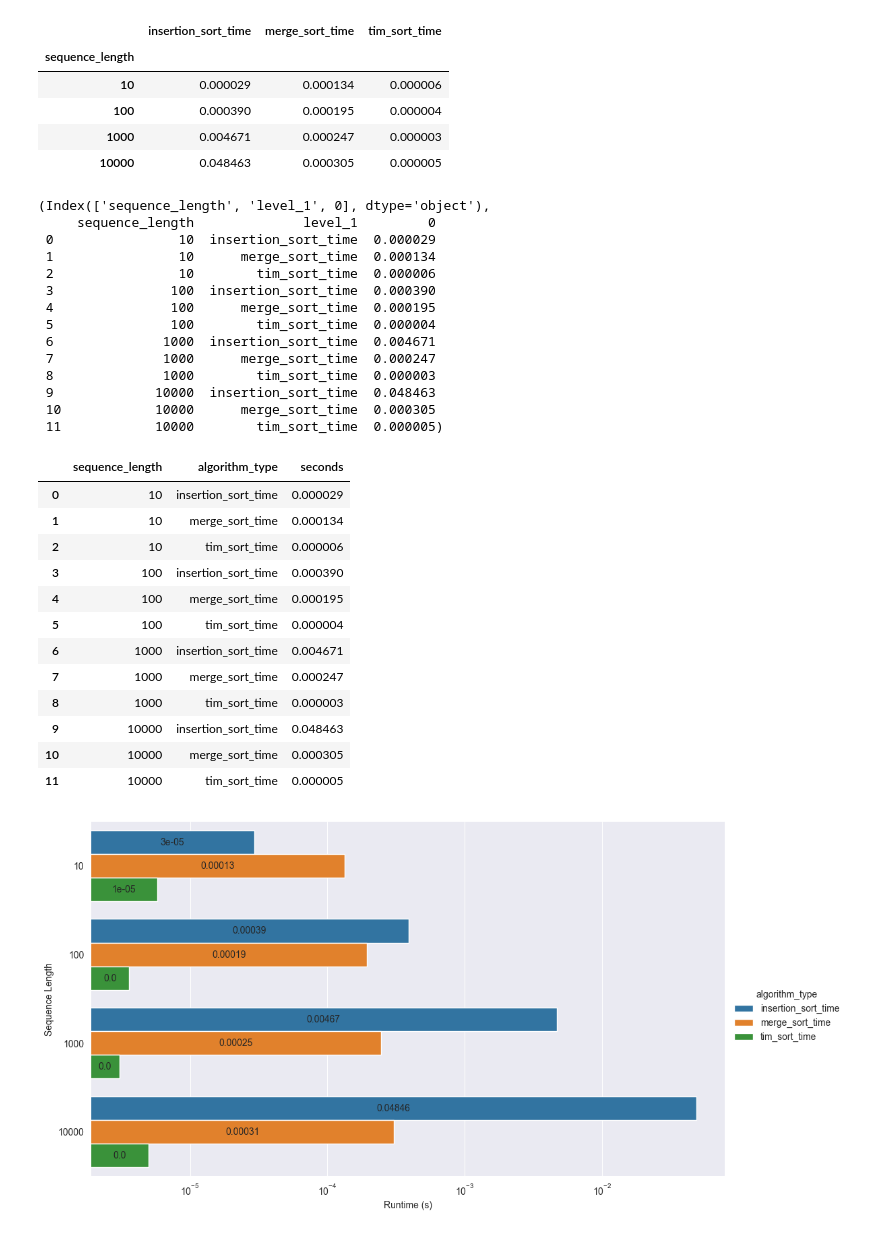
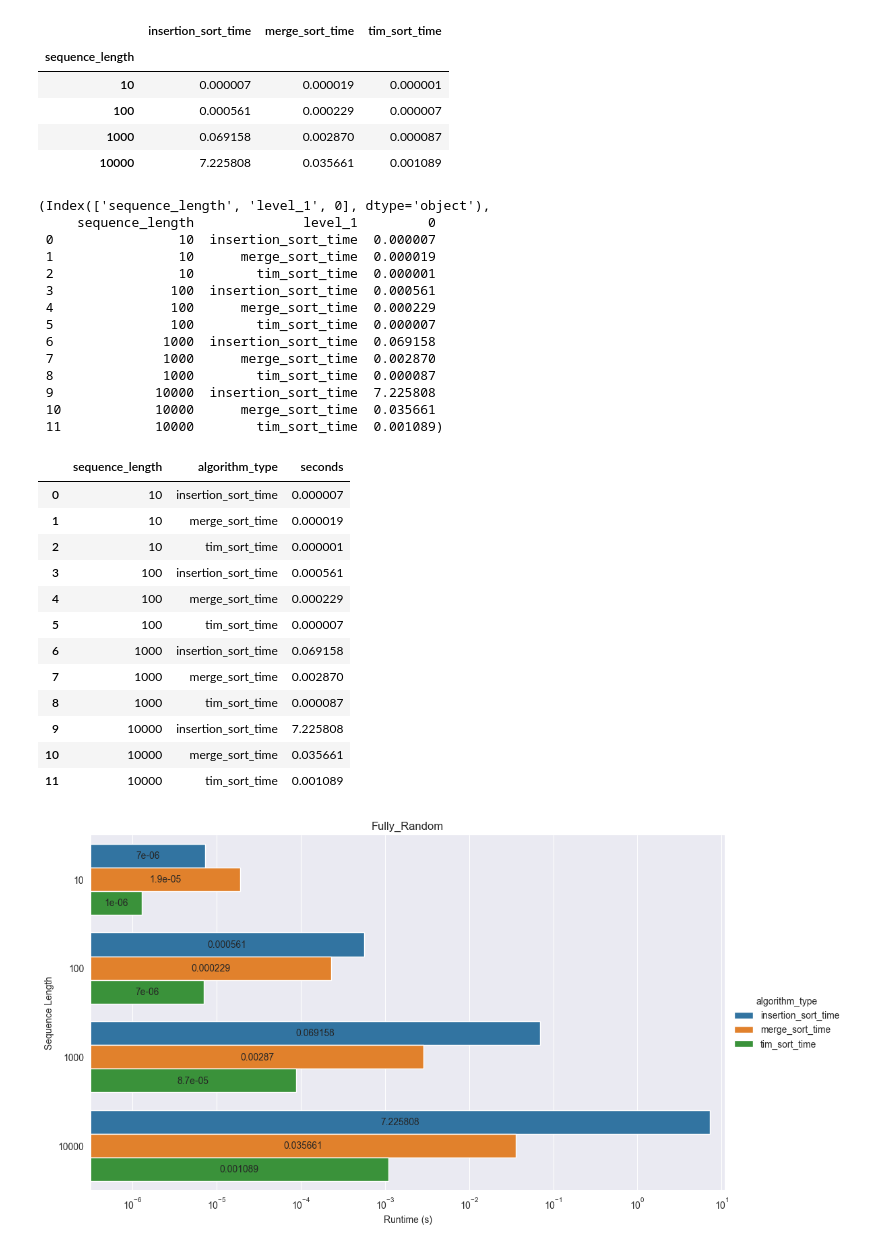
Before and after one commit to adamwilczynski/algorithms-and-data-structures, a Jupyter notebook: sorting/visualizations.ipynb, the cells around one changed output. Saved outputs shown, nothing was run; the diff lists cells and outputs as text; code cells hidden in the pictures.

```diff
--- a/sorting/visualizations.ipynb
+++ b/sorting/visualizations.ipynb
@@ -7,7 +7,12 @@ import seaborn as sns
 
 # sns.set_context("paper")
 # %%
-FILENAME = "results_insertion_merge/half_sorted_test.csv"
+# EXPERIMENT_NAME = "fully_sorted"
+# EXPERIMENT_NAME = "part_sorted"
+# EXPERIMENT_NAME = "half_sorted"
+EXPERIMENT_NAME = "fully_random"
+
+FILENAME = f"raport/experiment_results/{EXPERIMENT_NAME}.csv"
 
 experiment_results = pd.read_csv(FILENAME, index_col="sequence_length")
 
@@ -20,72 +25,74 @@ experiment_results
 # %% [output]
 |  | insertion_sort_time | merge_sort_time | tim_sort_time |
 | sequence_length |  |  |  |
-| 10 | 0.000029 | 0.000134 | 0.000006 |
-| 100 | 0.000390 | 0.000195 | 0.000004 |
-| 1000 | 0.004671 | 0.000247 | 0.000003 |
-| 10000 | 0.048463 | 0.000305 | 0.000005 |
+| 10 | 0.000007 | 0.000019 | 0.000001 |
+| 100 | 0.000561 | 0.000229 | 0.000007 |
+| 1000 | 0.069158 | 0.002870 | 0.000087 |
+| 10000 | 7.225808 | 0.035661 | 0.001089 |
 # %%
 experiment_results = experiment_results.stack().reset_index()
 experiment_results.columns, experiment_results
 # %% [output]
 (Index(['sequence_length', 'level_1', 0], dtype='object'),
      sequence_length              level_1         0
- 0                10  insertion_sort_time  0.000029
- 1                10      merge_sort_time  0.000134
- 2                10        tim_sort_time  0.000006
- 3               100  insertion_sort_time  0.000390
- 4               100      merge_sort_time  0.000195
- 5               100        tim_sort_time  0.000004
- 6              1000  insertion_sort_time  0.004671
- 7              1000      merge_sort_time  0.000247
- 8              1000        tim_sort_time  0.000003
- 9             10000  insertion_sort_time  0.048463
- 10            10000      merge_sort_time  0.000305
- 11            10000        tim_sort_time  0.000005)
+ 0                10  insertion_sort_time  0.000007
+ 1                10      merge_sort_time  0.000019
+ 2                10        tim_sort_time  0.000001
+ 3               100  insertion_sort_time  0.000561
+ 4               100      merge_sort_time  0.000229
+ 5               100        tim_sort_time  0.000007
+ 6              1000  insertion_sort_time  0.069158
+ 7              1000      merge_sort_time  0.002870
+ 8              1000        tim_sort_time  0.000087
+ 9             10000  insertion_sort_time  7.225808
+ 10            10000      merge_sort_time  0.035661
+ 11            10000        tim_sort_time  0.001089)
 # %%
 experiment_results = experiment_results.rename({"level_1": "algorithm_type", 0: "seconds"}, axis=1)
 experiment_results
 # %% [output]
 |  | sequence_length | algorithm_type | seconds |
-| 0 | 10 | insertion_sort_time | 0.000029 |
-| 1 | 10 | merge_sort_time | 0.000134 |
-| 2 | 10 | tim_sort_time | 0.000006 |
-| 3 | 100 | insertion_sort_time | 0.000390 |
-| 4 | 100 | merge_sort_time | 0.000195 |
-| 5 | 100 | tim_sort_time | 0.000004 |
-| 6 | 1000 | insertion_sort_time | 0.004671 |
-| 7 | 1000 | merge_sort_time | 0.000247 |
-| 8 | 1000 | tim_sort_time | 0.000003 |
-| 9 | 10000 | insertion_sort_time | 0.048463 |
-| 10 | 10000 | merge_sort_time | 0.000305 |
-| 11 | 10000 | tim_sort_time | 0.000005 |
+| 0 | 10 | insertion_sort_time | 0.000007 |
+| 1 | 10 | merge_sort_time | 0.000019 |
+| 2 | 10 | tim_sort_time | 0.000001 |
+| 3 | 100 | insertion_sort_time | 0.000561 |
+| 4 | 100 | merge_sort_time | 0.000229 |
+| 5 | 100 | tim_sort_time | 0.000007 |
+| 6 | 1000 | insertion_sort_time | 0.069158 |
+| 7 | 1000 | merge_sort_time | 0.002870 |
+| 8 | 1000 | tim_sort_time | 0.000087 |
+| 9 | 10000 | insertion_sort_time | 7.225808 |
+| 10 | 10000 | merge_sort_time | 0.035661 |
+| 11 | 10000 | tim_sort_time | 0.001089 |
 # %%
 g = sns.catplot(data=experiment_results,
                 kind="bar",
                 y="sequence_length",
                 x="seconds",
                 hue="algorithm_type",
                 orient="h",
                 height=6,
                 aspect=1.75,
             )
 plt.xscale("log")
 plt.ylabel("Sequence Length")
 plt.xlabel("Runtime (s)")
+plt.xlim(10 ** (-6.5), 11)
+plt.title(EXPERIMENT_NAME.title())
 
 ax = g.facet_axis(0, 0)
 
 seconds = experiment_results["seconds"].to_list()
 
 seconds_grouped = []
 for algorithm_type in experiment_results["algorithm_type"].unique():
     algorithm_type_filtered = experiment_results[experiment_results["algorithm_type"] == algorithm_type]
     seconds_filtered = algorithm_type_filtered["seconds"]
 
     seconds_grouped.append(seconds_filtered.to_list())
 
 for seconds_for_type, c in zip(seconds_grouped, ax.containers):
-    labels = [round(v, 5) for v in seconds_for_type]
+    labels = [round(v, 6) for v in seconds_for_type]
     ax.bar_label(c, labels=labels, label_type='center')
 # %% [output]
-[figure, old version]
+[figure, new version]
```
Also changed, not shown: 19 other files.
